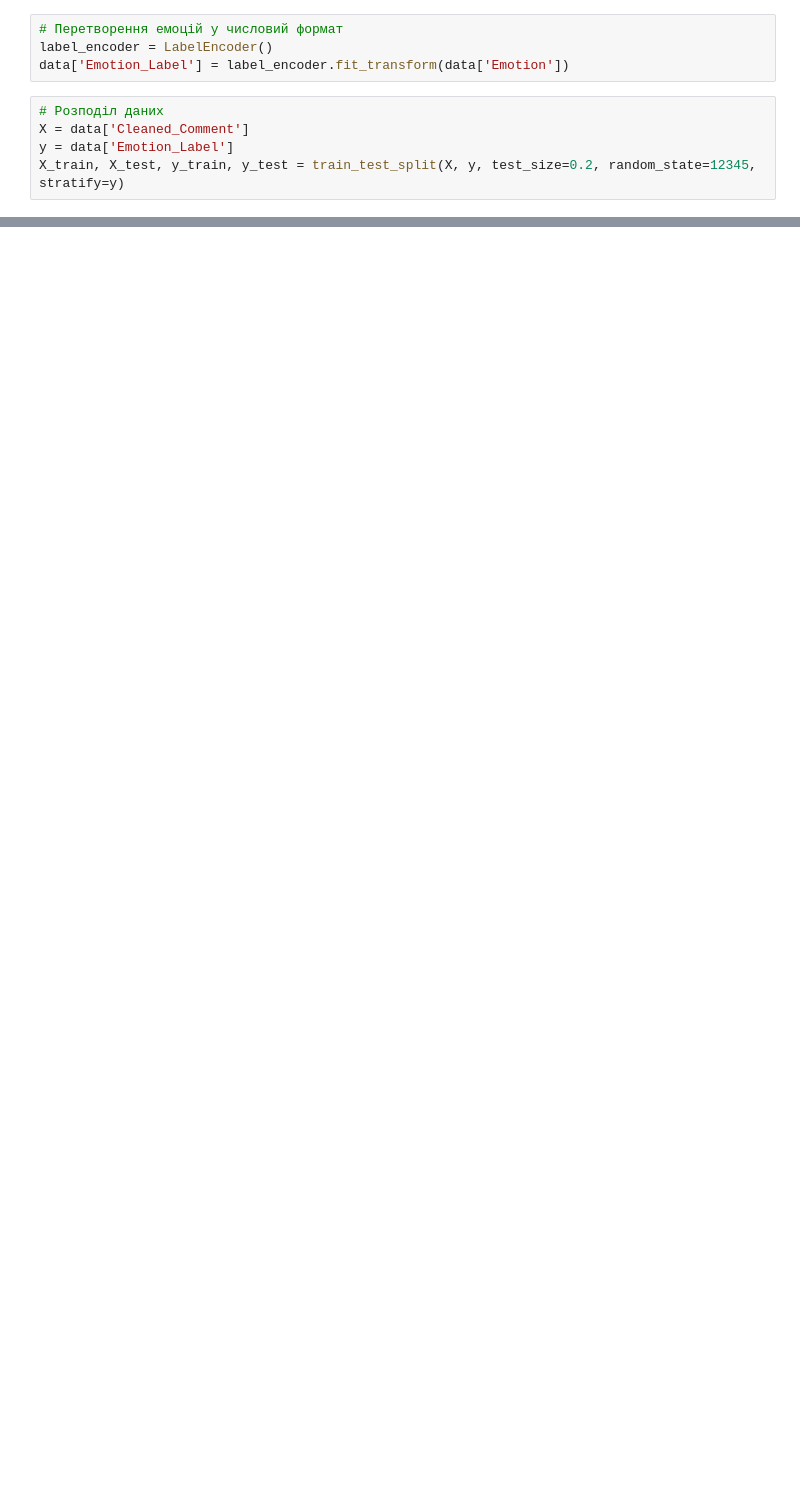
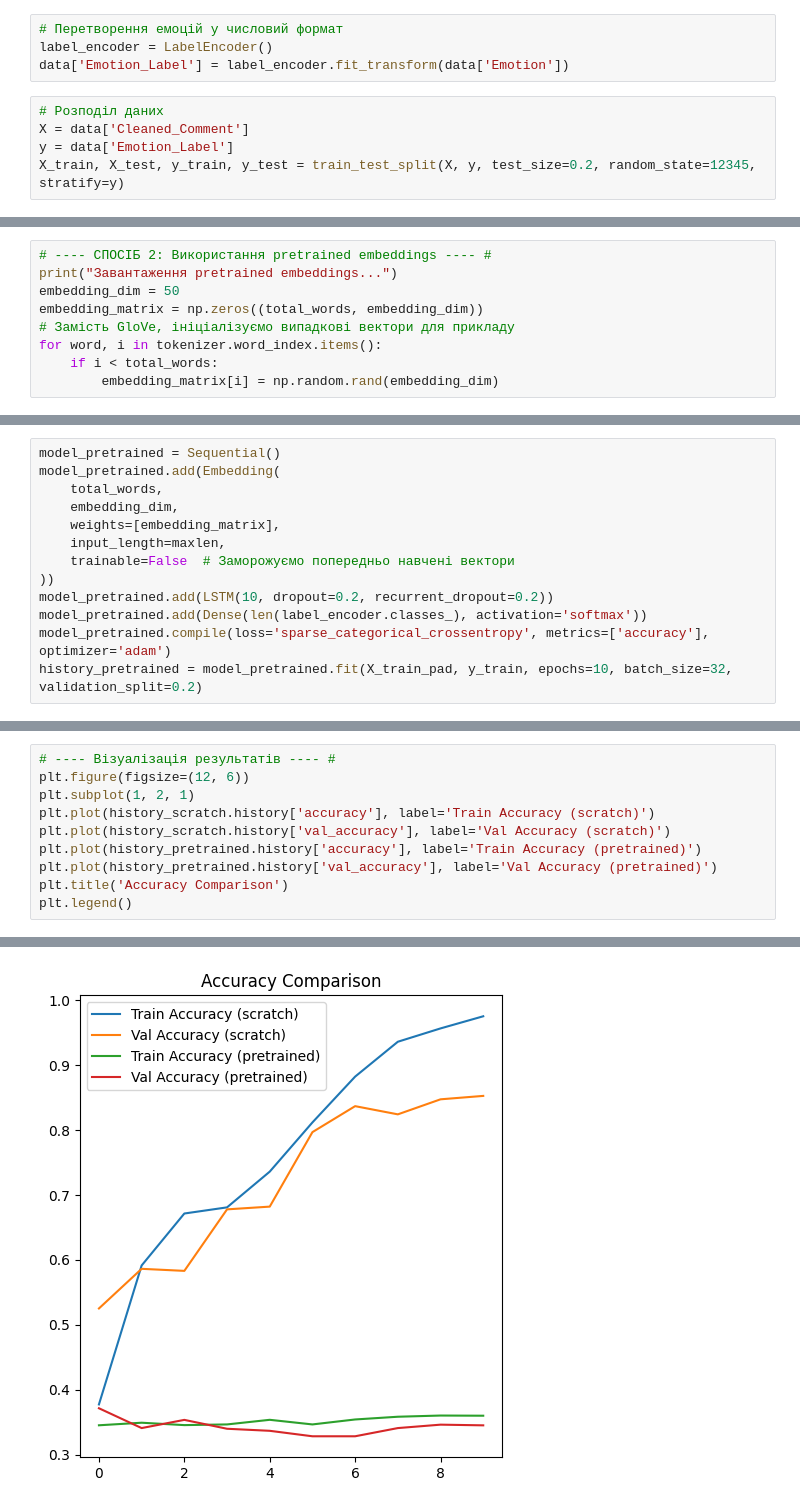
Before and after one commit to Tigrrron32/Data-Analysis, a Jupyter notebook: lab3/lab3_pt3.ipynb, the cells around one changed output, grey strips where cells are left out. Cells and saved outputs as stored; diff of their text form; blank space fills up the shorter version.

```diff
--- a/lab3/lab3_pt3.ipynb
+++ b/lab3/lab3_pt3.ipynb
@@ -125,0 +90,9 @@ plt.show()
+# %%
+# ---- СПОСІБ 2: Використання pretrained embeddings ---- #
+print("Завантаження pretrained embeddings...")
+embedding_dim = 50
+embedding_matrix = np.zeros((total_words, embedding_dim))
+# Замість GloVe, ініціалізуємо випадкові вектори для прикладу
+for word, i in tokenizer.word_index.items():
+    if i < total_words:
+        embedding_matrix[i] = np.random.rand(embedding_dim)
@@ -125,0 +101,13 @@ plt.show()
+# %%
+model_pretrained = Sequential()
+model_pretrained.add(Embedding(
+    total_words,
+    embedding_dim,
+    weights=[embedding_matrix],
+    input_length=maxlen,
+    trainable=False  # Заморожуємо попередньо навчені вектори
+))
+model_pretrained.add(LSTM(10, dropout=0.2, recurrent_dropout=0.2))
+model_pretrained.add(Dense(len(label_encoder.classes_), activation='softmax'))
+model_pretrained.compile(loss='sparse_categorical_crossentropy', metrics=['accuracy'], optimizer='adam')
+history_pretrained = model_pretrained.fit(X_train_pad, y_train, epochs=10, batch_size=32, validation_split=0.2)
@@ -125,0 +149,11 @@ plt.show()
+# %%
+# ---- Візуалізація результатів ---- #
+plt.figure(figsize=(12, 6))
+plt.subplot(1, 2, 1)
+plt.plot(history_scratch.history['accuracy'], label='Train Accuracy (scratch)')
+plt.plot(history_scratch.history['val_accuracy'], label='Val Accuracy (scratch)')
+plt.plot(history_pretrained.history['accuracy'], label='Train Accuracy (pretrained)')
+plt.plot(history_pretrained.history['val_accuracy'], label='Val Accuracy (pretrained)')
+plt.title('Accuracy Comparison')
+plt.legend()
+# %% [output]
@@ -125,0 +161 @@ plt.show()
+[figure, added]
```
Also changed, not shown: parts of 12 cells of this notebook, 1 other file.
